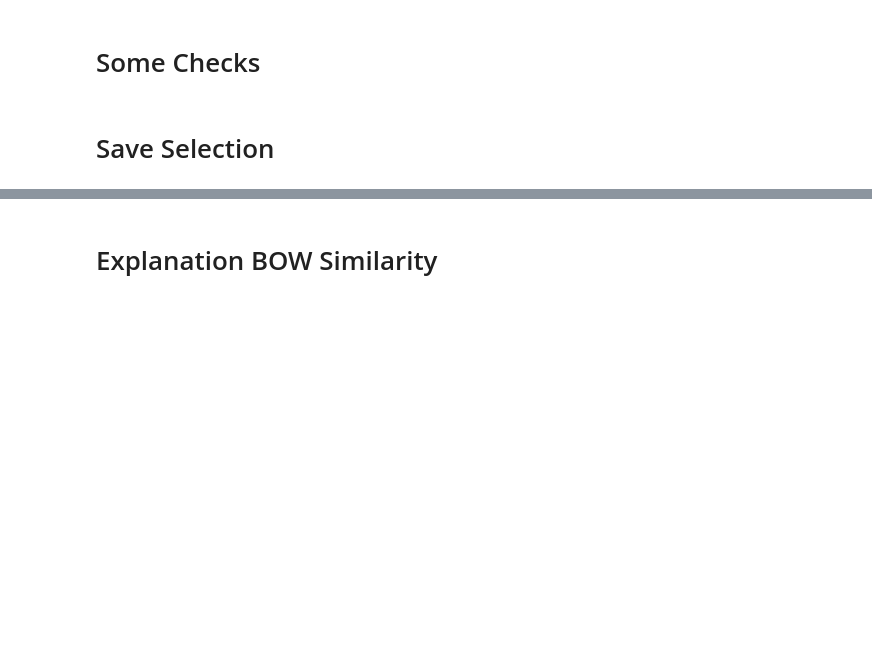
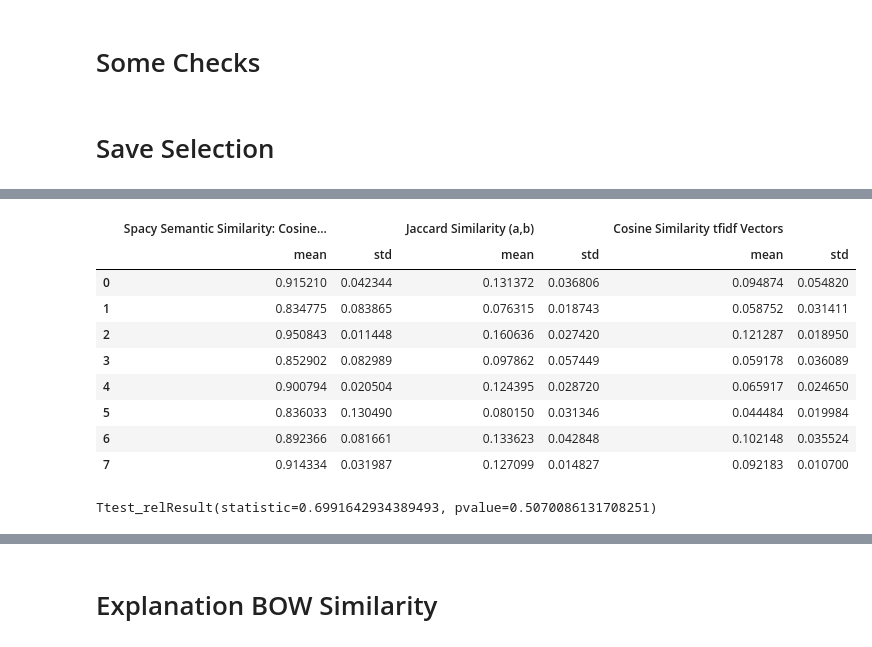
Before and after one commit to loris3/evaluation_explanation_quality, a Jupyter notebook: document_selection_user_study.ipynb, the cells around one changed output, grey strips where cells are left out. Drawn from its saved outputs; the diff is of its cells as text; code cells hidden in the pictures; blank space fills up the shorter version.

Commit message:
changed document selection

```diff
--- a/document_selection_user_study.ipynb
+++ b/document_selection_user_study.ipynb
@@ -457,0 +480,36 @@ import random
+# %%
+detector_detectgpt = DetectorDetectGPT()
+detector_radford = DetectorRadford()
+detector_guo = DetectorGuo()
+def get_random_df(df, seed=42):
+    selection = []
+    random.seed(seed)
+    for idx, row in tqdm(list(df.iterrows())):
+        detector = None
+        explainer = None
+        if row["Detector"] == "DetectorDetectGPT":
+            detector = detector_detectgpt
+        if row["Detector"] == "DetectorRadford":
+            detector = detector_radford
+        if row["Detector"] == "DetectorGuo":
+            detector = detector_guo
+
+        if row["Explainer"]  == "Anchor_Explainer":
+            explainer = Anchor_Explainer(detector)
+        if row["Explainer"]  == "LIME_Explainer":
+            explainer = LIME_Explainer(detector)
+        if row["Explainer"]  == "SHAP_Explainer":
+            explainer = SHAP_Explainer(detector)
+        #               all documents not in exclude_list                                                                            without replacement
+        candidates = [i for i in range(0,len(documents)) if i not in exclude_list and (len(selection) == 0 or document_ids[i] not in list(zip(*selection))[8] + list(zip(*selection))[9])]
+        random.shuffle(candidates)
+        pairs = None
+        while True:
+            pairs = [(candidates[0], candidates[1])]
+            if prediction_cached(detector, documents[candidates[0]]) == row["f(a)"] and prediction_cached(detector, documents[candidates[0]]) == prediction_cached(detector, documents[candidates[1]]):
+                break
+            candidates = candidates[2:]
+
+
+        selection = update_selection(selection, pairs, explainer, detector)
+    return pd.DataFrame(selection, columns=columns)
@@ -457,0 +524,2 @@ import random
+# %%
+dfs_random = [get_random_df(df, seed=i) for i in range(0,3)]
@@ -457,0 +546,16 @@ import random
+# %%
+df_random = pd.concat(dfs_random).groupby(level=0)[['Spacy Semantic Similarity: Cosine Similarity Average of Word Vectors (a,b)',
+ 'Jaccard Similarity (a,b)',
+ 'Cosine Similarity tfidf Vectors',]].agg(["mean", "std"])
+df_random
+# %% [output]
+|  | Spacy Semantic Similarity: Cosine... |  | Jaccard Similarity (a,b) |  | Cosine Similarity tfidf Vectors |  |
+|  | mean | std | mean | std | mean | std |
+| 0 | 0.915210 | 0.042344 | 0.131372 | 0.036806 | 0.094874 | 0.054820 |
+| 1 | 0.834775 | 0.083865 | 0.076315 | 0.018743 | 0.058752 | 0.031411 |
+| 2 | 0.950843 | 0.011448 | 0.160636 | 0.027420 | 0.121287 | 0.018950 |
+| 3 | 0.852902 | 0.082989 | 0.097862 | 0.057449 | 0.059178 | 0.036089 |
+| 4 | 0.900794 | 0.020504 | 0.124395 | 0.028720 | 0.065917 | 0.024650 |
+| 5 | 0.836033 | 0.130490 | 0.080150 | 0.031346 | 0.044484 | 0.019984 |
+| 6 | 0.892366 | 0.081661 | 0.133623 | 0.042848 | 0.102148 | 0.035524 |
+| 7 | 0.914334 | 0.031987 | 0.127099 | 0.014827 | 0.092183 | 0.010700 |
@@ -457,0 +568,4 @@ import random
+# %%
+print(ttest_rel(df["Jaccard Similarity (a,b)"], df_random[("Jaccard Similarity (a,b)", "mean")]))
+# %% [output]
+Ttest_relResult(statistic=0.6991642934389493, pvalue=0.5070086131708251)
```
Also changed, not shown: parts of 54 cells of this notebook, 7 other files.
